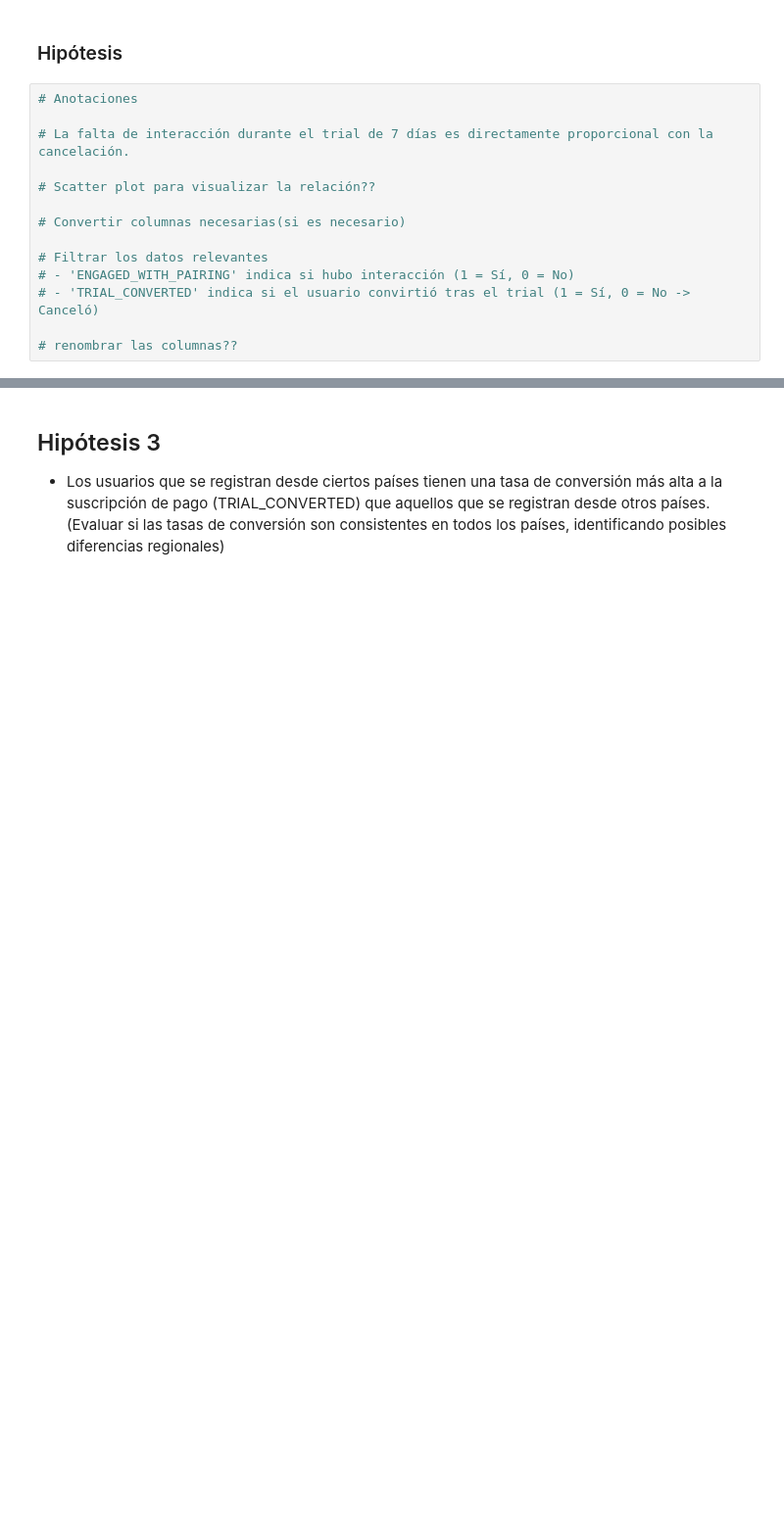
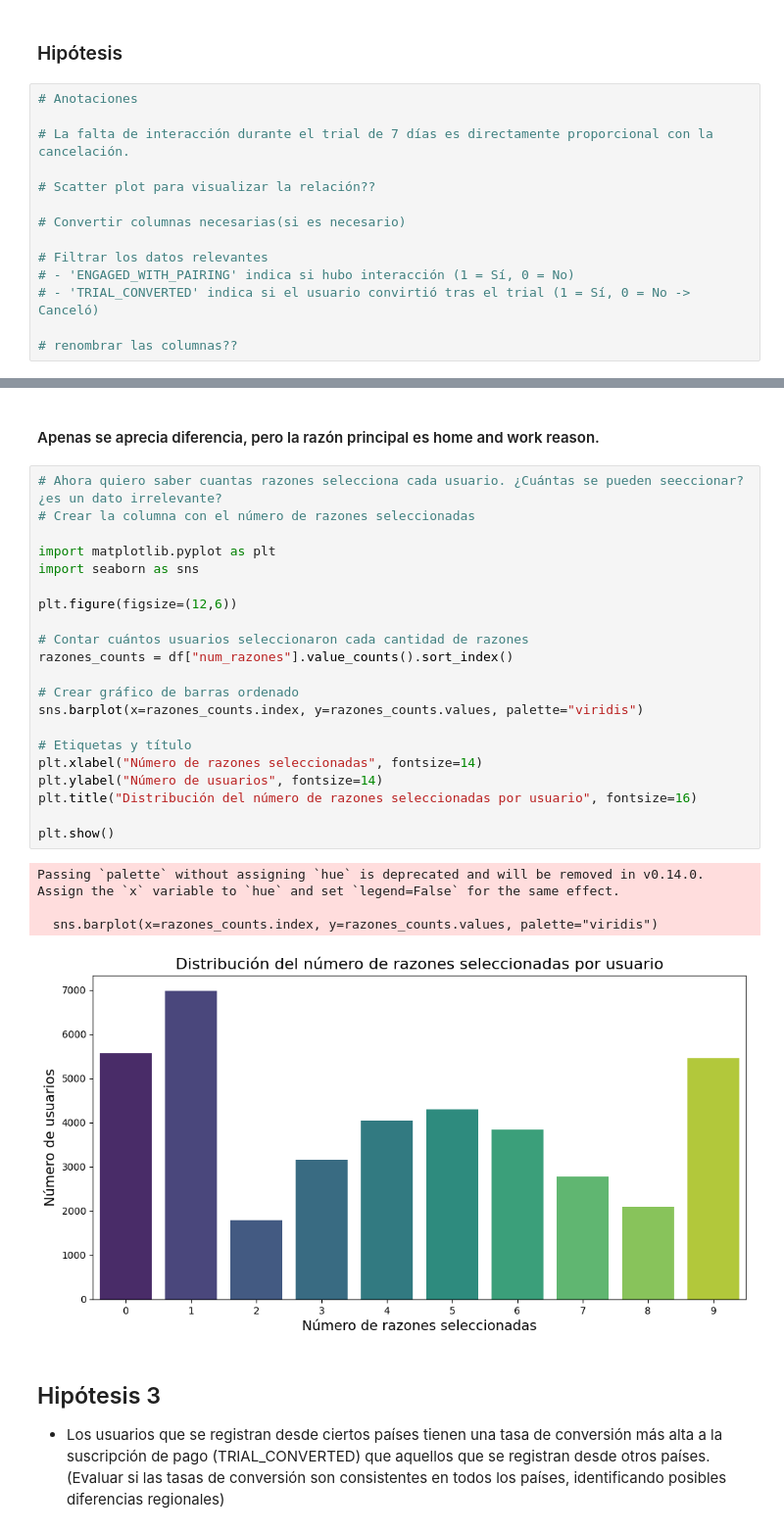
Before and after one commit to NaiSaratxaga/EDA_user-conversion-analysis, a Jupyter notebook: Notebooks/EDA_user_conversion_analysis.ipynb, the cells around one changed output, grey strips where cells are left out. Shown at 98% size. Cells and saved outputs as stored; diff of their text form; blank space fills up the shorter version.

```diff
--- a/Notebooks/EDA_user_conversion_analysis.ipynb
+++ b/Notebooks/EDA_user_conversion_analysis.ipynb
@@ -153,3 +212,31 @@ df.describe()
+# %% [markdown]
+#### Apenas se aprecia diferencia, pero la razón principal es home and work reason.
+# %%
+# Ahora quiero saber cuantas razones selecciona cada usuario. ¿Cuántas se pueden seeccionar?¿es un dato irrelevante?
+# Crear la columna con el número de razones seleccionadas
+
+import matplotlib.pyplot as plt
+import seaborn as sns
+
+plt.figure(figsize=(12,6))
+
+# Contar cuántos usuarios seleccionaron cada cantidad de razones
+razones_counts = df["num_razones"].value_counts().sort_index()
+
+# Crear gráfico de barras ordenado
+sns.barplot(x=razones_counts.index, y=razones_counts.values, palette="viridis")
+
+# Etiquetas y título
+plt.xlabel("Número de razones seleccionadas", fontsize=14)
+plt.ylabel("Número de usuarios", fontsize=14)
+plt.title("Distribución del número de razones seleccionadas por usuario", fontsize=16)
+
+plt.show()
+# %% [output]
+Passing `palette` without assigning `hue` is deprecated and will be removed in v0.14.0. Assign the `x` variable to `hue` and set `legend=False` for the same effect.
+
+  sns.barplot(x=razones_counts.index, y=razones_counts.values, palette="viridis")
+[figure, added]
 # %% [markdown]
 ## Hipótesis 3
 - Los usuarios que se registran desde ciertos países tienen una tasa de conversión más alta a la suscripción de pago (TRIAL_CONVERTED) que aquellos que se registran desde otros países.(Evaluar si las tasas de conversión son consistentes en todos los países, identificando posibles diferencias regionales)
```
Also changed, not shown: parts of 12 cells of this notebook, 1 other file.
